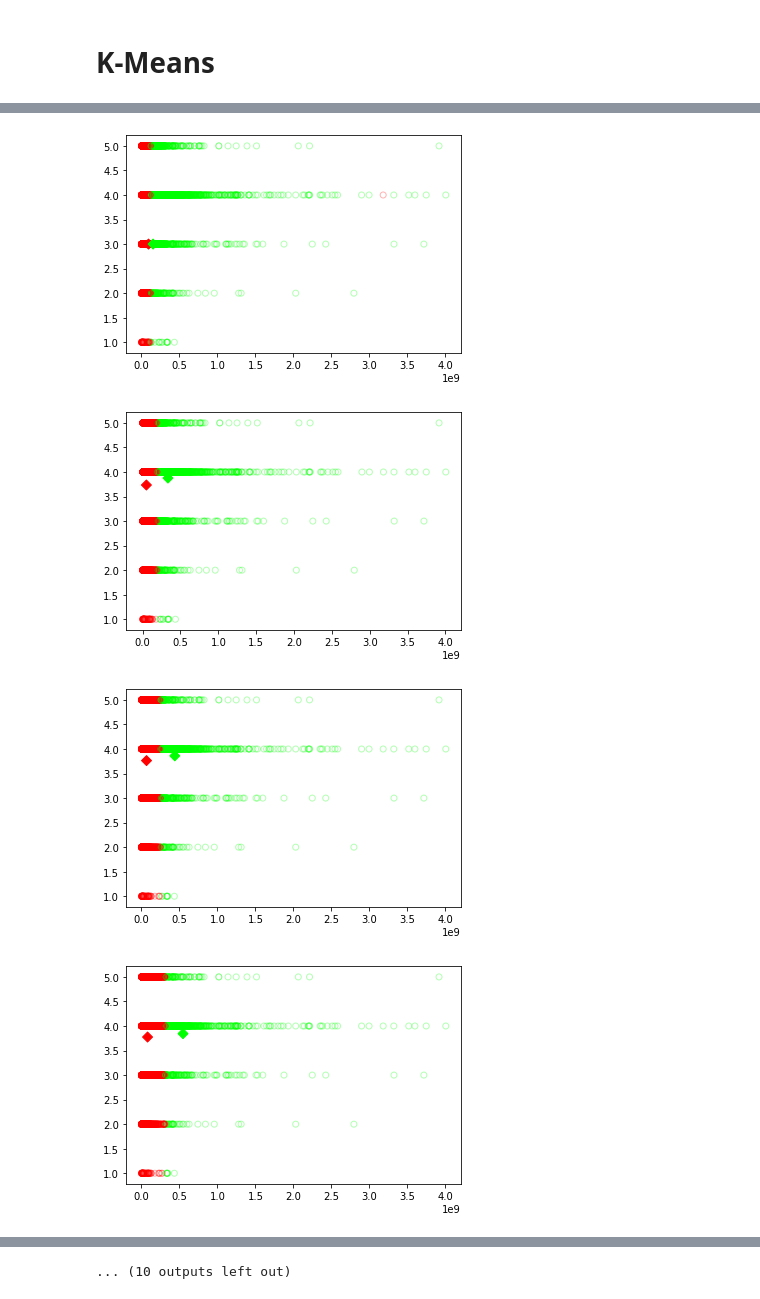
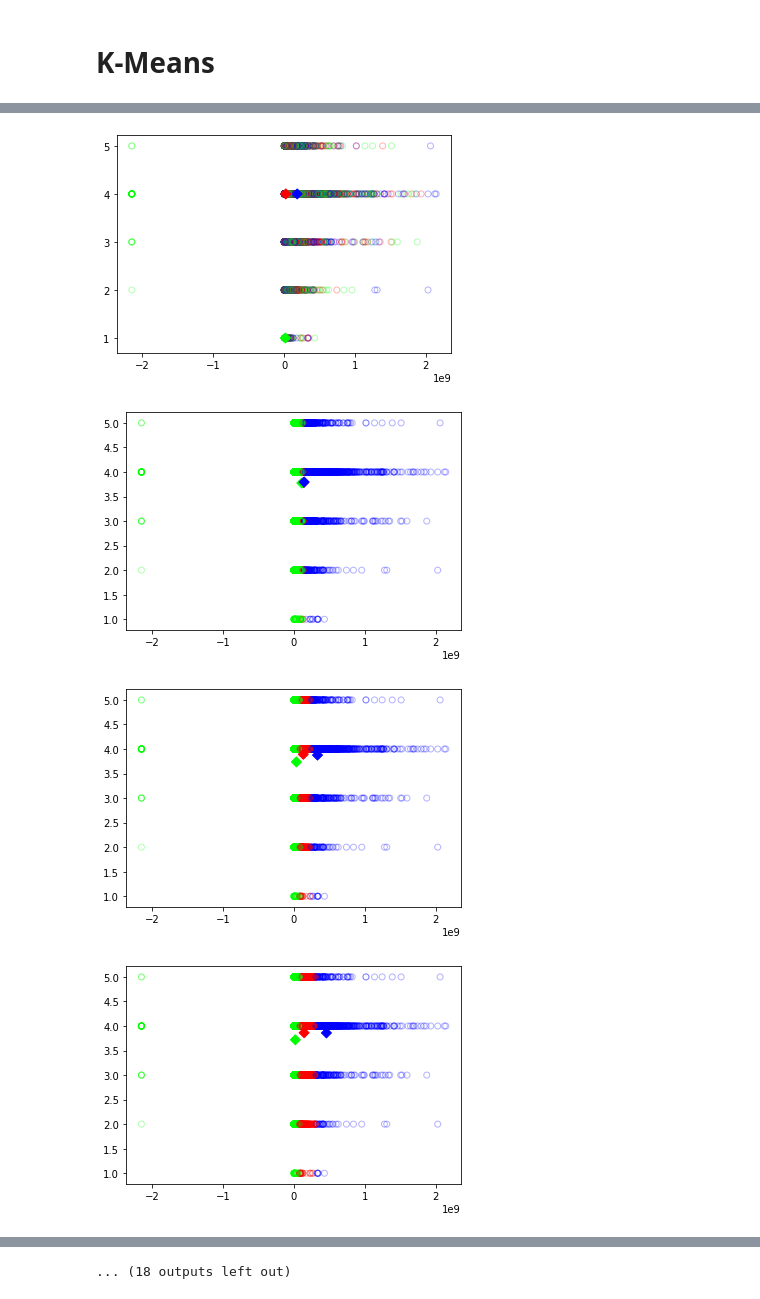
Before and after one commit to dscrotty/Cogs-118B-Final-Project, a Jupyter notebook: COGS 118B ASCN Final Project Notebook.ipynb, the cells around one changed output, grey strips where cells are left out. Saved outputs shown, nothing was run; the diff lists cells and outputs as text; code cells hidden in the pictures.

```diff
--- a/COGS 118B ASCN Final Project Notebook.ipynb
+++ b/COGS 118B ASCN Final Project Notebook.ipynb
@@ -138,7 +185,7 @@ runKMeans(2, df_games, ["Price", "Average User Rating"])
 # %%
-runKMeans(2, df_games, ["Size", "Average User Rating"])
+runKMeans(3, df_games, ["Size", "Average User Rating"])
 # %% [output]
-[figure, old version]
+[figure, new version]
-[figure, old version]
+[figure, new version]
-[figure, old version]
+[figure, new version]
-[figure, old version]
+[figure, new version]
@@ -153 +200 @@ runKMeans(2, df_games, ["Size", "Average User Rating"])
-... (10 outputs left out)
+... (18 outputs left out)
```
Also changed, not shown: parts of 12 cells of this notebook.
